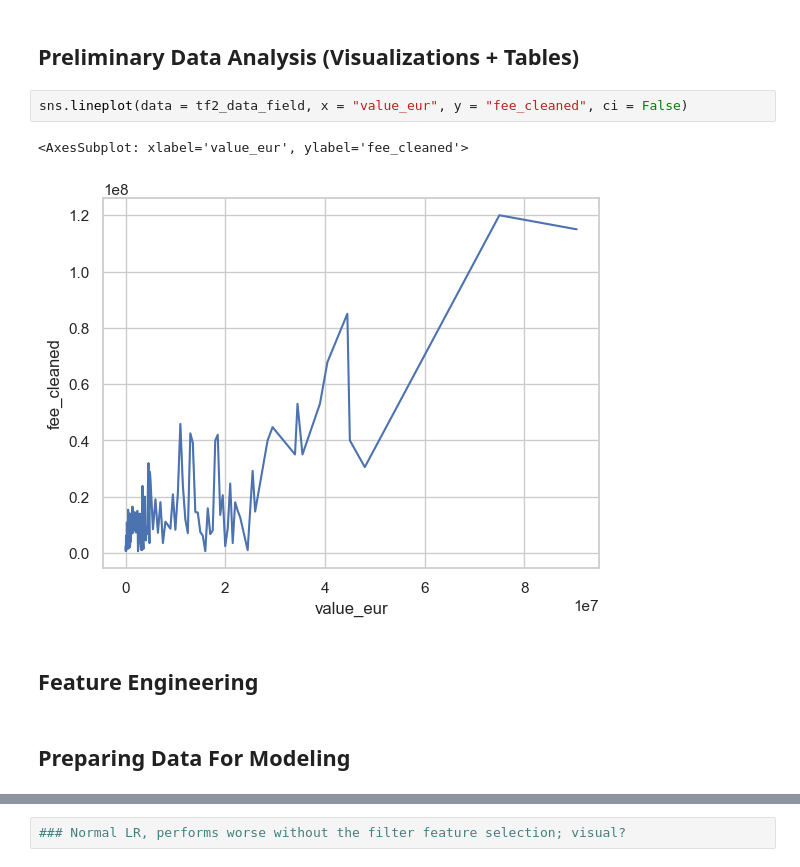
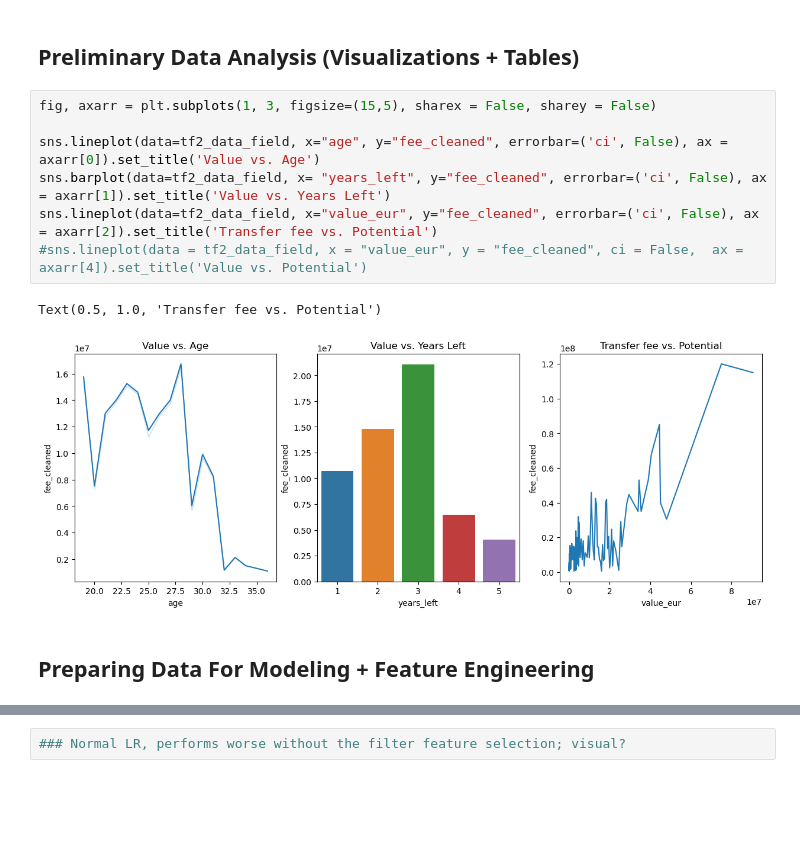
Before and after one commit to aymankhan2003/Market-Value-Predictor, a Jupyter notebook: Project.ipynb, the cells around one changed output, grey strips where cells are left out. Saved outputs shown, nothing was run; the diff lists cells and outputs as text; blank space fills up the shorter version.

```diff
--- a/Project.ipynb
+++ b/Project.ipynb
@@ -461,14 +572,17 @@ NOTE: Goalkeeper dataset has very few samples, so we decided to omit and model o
 # %% [markdown]
 ## Preliminary Data Analysis (Visualizations + Tables)
 # %%
-sns.lineplot(data = tf2_data_field, x = "value_eur", y = "fee_cleaned", ci = False)
+fig, axarr = plt.subplots(1, 3, figsize=(15,5), sharex = False, sharey = False)
+
+sns.lineplot(data=tf2_data_field, x="age", y="fee_cleaned", errorbar=('ci', False), ax = axarr[0]).set_title('Value vs. Age')
+sns.barplot(data=tf2_data_field, x= "years_left", y="fee_cleaned", errorbar=('ci', False), ax = axarr[1]).set_title('Value vs. Years Left')
+sns.lineplot(data=tf2_data_field, x="value_eur", y="fee_cleaned", errorbar=('ci', False), ax = axarr[2]).set_title('Transfer fee vs. Potential')
+#sns.lineplot(data = tf2_data_field, x = "value_eur", y = "fee_cleaned", ci = False,  ax = axarr[4]).set_title('Value vs. Potential')
 # %% [output]
-<AxesSubplot: xlabel='value_eur', ylabel='fee_cleaned'>
+Text(0.5, 1.0, 'Transfer fee vs. Potential')
-[figure, old version]
+[figure, new version]
-# %% [markdown]
-## Feature Engineering
 # %% [markdown]
-## Preparing Data For Modeling
+## Preparing Data For Modeling + Feature Engineering
 # %%
 from sklearn.model_selection import train_test_split
 field_tf_upd_train, field_tf_upd_test = train_test_split(tf2_data_field, test_size = .2, shuffle = True)
```
Also changed, not shown: parts of 74 cells of this notebook.
